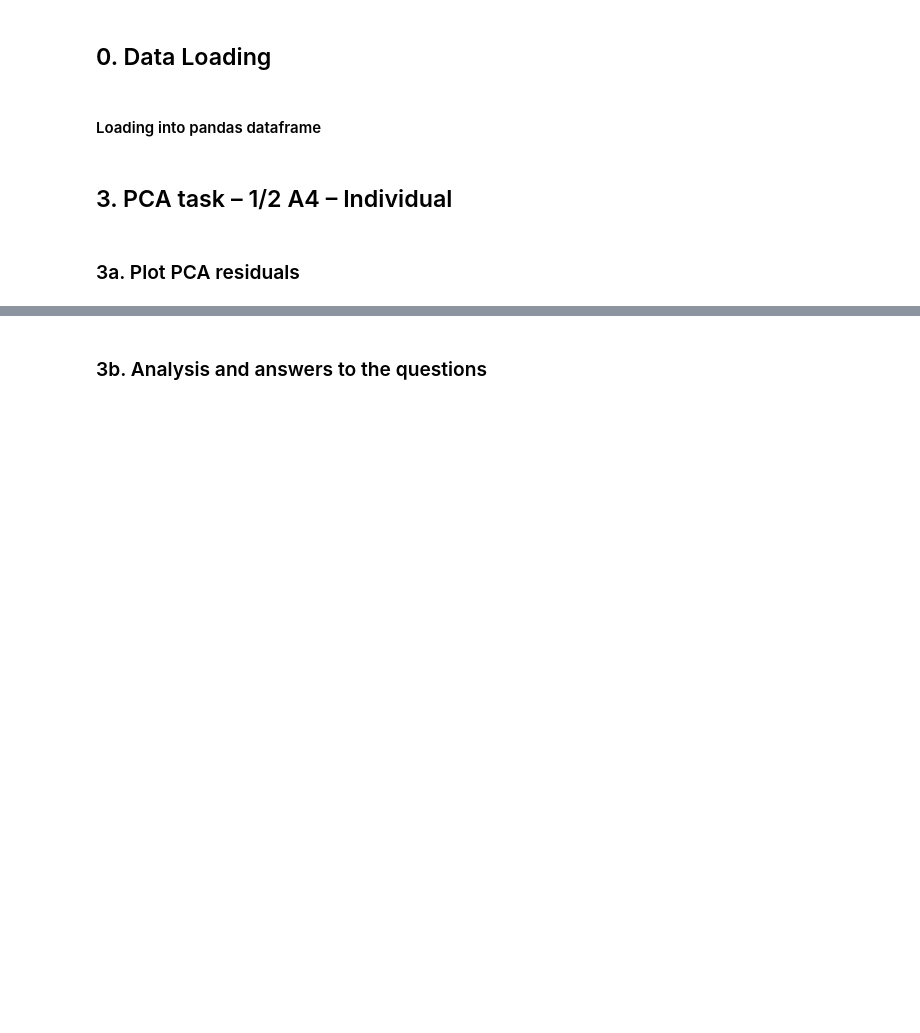
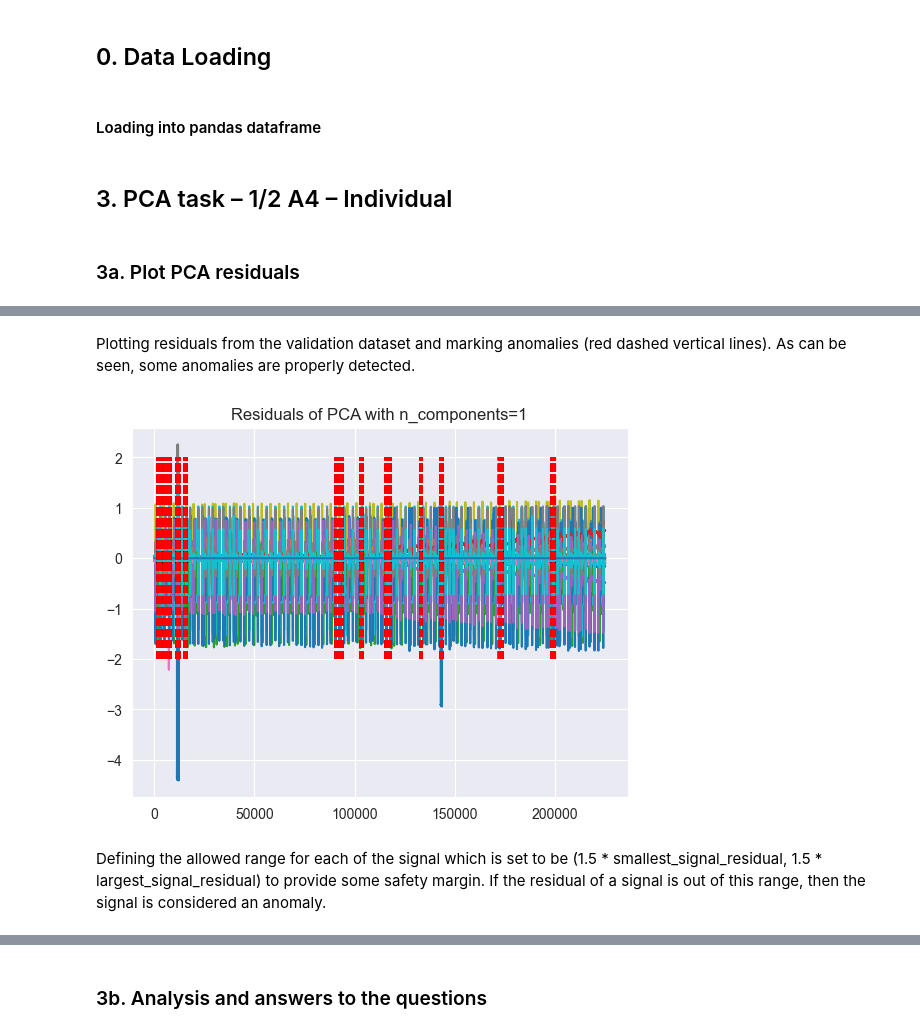
Before and after one commit to kbaran1998/CS4035-cyber-data, a Jupyter notebook: lab2/Lab2-PCA-Regression.ipynb, the cells around one changed output, grey strips where cells are left out. Cells and saved outputs as stored; diff of their text form; code cells hidden in the pictures; blank space fills up the shorter version.

```diff
--- a/lab2/Lab2-PCA-Regression.ipynb
+++ b/lab2/Lab2-PCA-Regression.ipynb
@@ -36,0 +117,14 @@ test_data_df.set_index('Id', inplace=True)
+# %% [markdown]
+Plotting residuals from the validation dataset and marking anomalies (red dashed vertical lines). As can be seen, some anomalies are properly detected.
+# %%
+relevant_validation_data_df = val_data_df.iloc[:, 1:-1]
+validation_data_pca = final_pca.transform(relevant_validation_data_df)
+# Calculate residuals
+validation_residuals = relevant_validation_data_df - final_pca.inverse_transform(validation_data_pca)
+# Get indices of anomalies
+anomaly_indices = np.where(val_data_df['Label'].to_numpy() == 1)[0]
+plot_pca_residuals([validation_residuals], start_index=0, true_labels=anomaly_indices)
+# %% [output]
+[figure, added]
+# %% [markdown]
+Defining the allowed range for each of the signal which is set to be (1.5 * smallest_signal_residual, 1.5 * largest_signal_residual) to provide some safety margin. If the residual of a signal is out of this range, then the signal is considered an anomaly.
```
Also changed, not shown: parts of 22 cells of this notebook.
